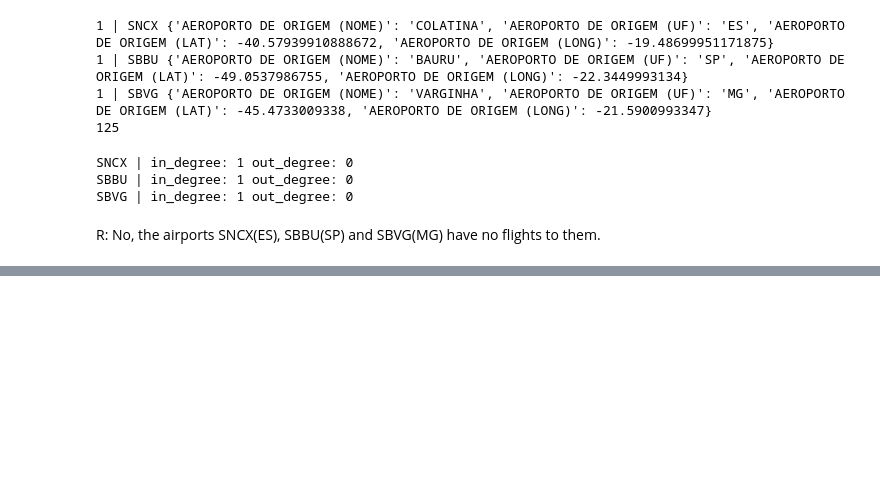
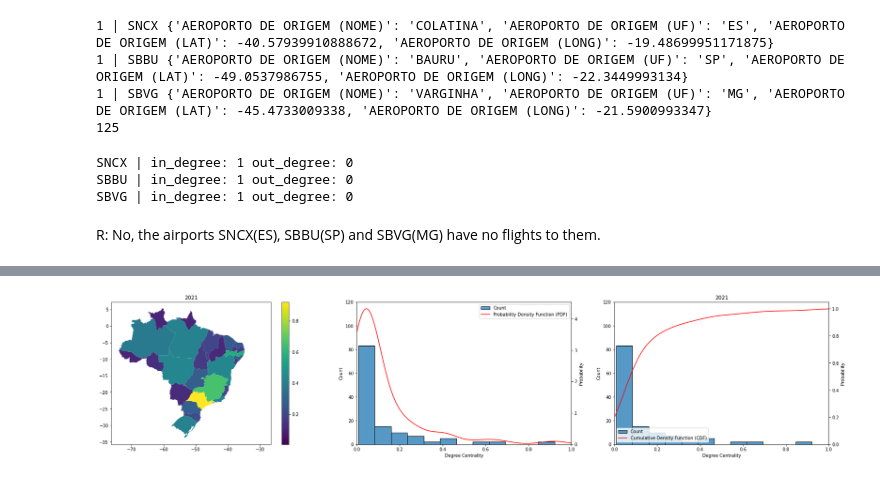
Before and after one commit to mathdesilva/Brazilian-Air-Traffic-Network-Analysis, a Jupyter notebook: Brazilian_air_transportation_network_analysis.ipynb, the cells around one changed output, grey strips where cells are left out. Drawn from its saved outputs; the diff is of its cells as text; code cells hidden in the pictures; blank space fills up the shorter version.

```diff
--- a/Brazilian_air_transportation_network_analysis.ipynb
+++ b/Brazilian_air_transportation_network_analysis.ipynb
@@ -108,9 +194,0 @@ nx.set_node_attributes(G, attrs)
-# %%
-# Plot airports
-g = GeoPlot(
-    G,
-    node_lat="AEROPORTO DE ORIGEM (LAT)",
-    node_lon="AEROPORTO DE ORIGEM (LONG)",
-    node_size= 0.005,
-)
-g.draw()
@@ -181,0 +339,75 @@ R: No, the airports SNCX(ES), SBBU(SP) and SBVG(MG) have no flights to them.
+# %%
+#@title Degree Centrality
+mini = min([min(dict(nx.degree_centrality(GraphFlights21)).values()),
+            min(dict(nx.degree_centrality(GraphFlights20)).values()),
+            min(dict(nx.degree_centrality(GraphFlights19)).values())])
+maxi = max([max(dict(nx.degree_centrality(GraphFlights21)).values()),
+            max(dict(nx.degree_centrality(GraphFlights20)).values()),
+            max(dict(nx.degree_centrality(GraphFlights19)).values())])
+
+def plot_degree_crentrality(g, name):
+    # the degree centrality of network(g)
+    fig, (ax, ax_pdf, ax_cdf) = plt.subplots(1,3,figsize=(30,6))
+
+    #
+    # Plot Graph
+    #
+    result = pd.DataFrame()
+    for key, value in dict(nx.degree_centrality(g)).items():
+        result = result.append(pd.DataFrame({'Airport': [key], 'State': [g.nodes()[key]['AEROPORTO DE ORIGEM (UF)']], 'centrality': [value]}))
+    result = result.sort_values(by='centrality').drop_duplicates(['State'], keep='last')
+
+    states = ibge_data.merge(result, left_on = 'SIGLA_UF', right_on='State')
+    states.plot(column = 'centrality', norm=colors.Normalize(vmin=mini, vmax=maxi), ax=ax)
+
+    fig.colorbar(mpl.cm.ScalarMappable(norm=mpl.colors.Normalize(vmin=mini, vmax=maxi)), ax=ax)
+    ax.set_title(name)
+
+    #
+    # Plot PDF
+    #
+    degree_sequence = sorted(list(dict(nx.degree_centrality(g)).values()), reverse=True)
+    sns.histplot(degree_sequence,bins=12,label="Count",ax=ax_pdf)
+    ax2 = ax_pdf.twinx()
+    sns.kdeplot(degree_sequence,color='r',label="Probability Density Function (PDF)",ax=ax2)
+
+    lines, labels = ax_pdf.get_legend_handles_labels()
+    lines2, labels2 = ax2.get_legend_handles_labels()
+    ax2.legend(lines + lines2, labels + labels2, loc=0)
+
+    ax_pdf.grid(False)
+    ax2.grid(False)
+    ax_pdf.set_xlabel("Degree Centrality")
+    ax2.set_ylabel("Probability")
+
+    ax_pdf.set_xlim([0, 1])
+    ax_pdf.set_ylim([0, 120])
+
+    #
+    # Plot CDF
+    #
+    sns.histplot(degree_sequence,bins=12,label="Count",ax=ax_cdf)
+    ax3 = ax_cdf.twinx()
+    sns.kdeplot(degree_sequence,color='r',label="Cumulative Density Function (CDF)",ax=ax3,cumulative=True)
+
+    lines, labels = ax_cdf.get_legend_handles_labels()
+    lines2, labels2 = ax3.get_legend_handles_labels()
+    ax3.legend(lines + lines2, labels + labels2, loc=0)
+
+    ax_cdf.grid(False)
+    ax3.grid(False)
+    ax_cdf.set_xlabel("Degree Centrality")
+    ax3.set_ylabel("Probability")
+
+    ax_cdf.set_xlim([0, 1])
+    ax_cdf.set_ylim([0, 120])
+
+    plt.savefig('degree_centrality.png', transparent=True,dpi=300)
+    plt.title(name)
+    plt.show()
+
+plot_degree_crentrality(GraphFlights21, "2021")
+plot_degree_crentrality(GraphFlights20, "2020")
+plot_degree_crentrality(GraphFlights19, "2019")
+# %% [output]
+[figure, added]
```
Also changed, not shown: parts of 41 cells of this notebook.
